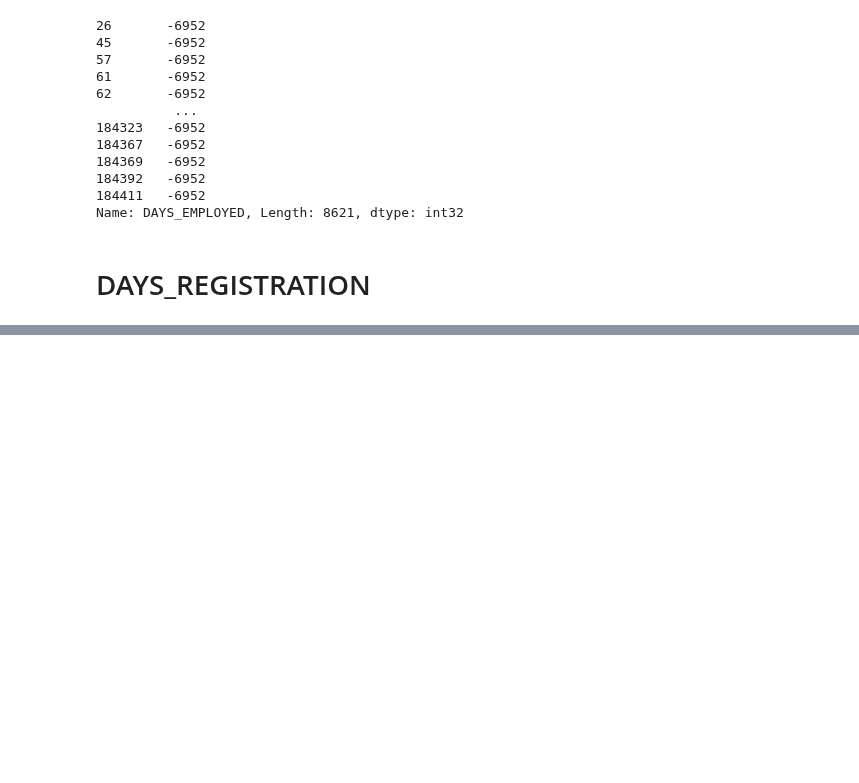
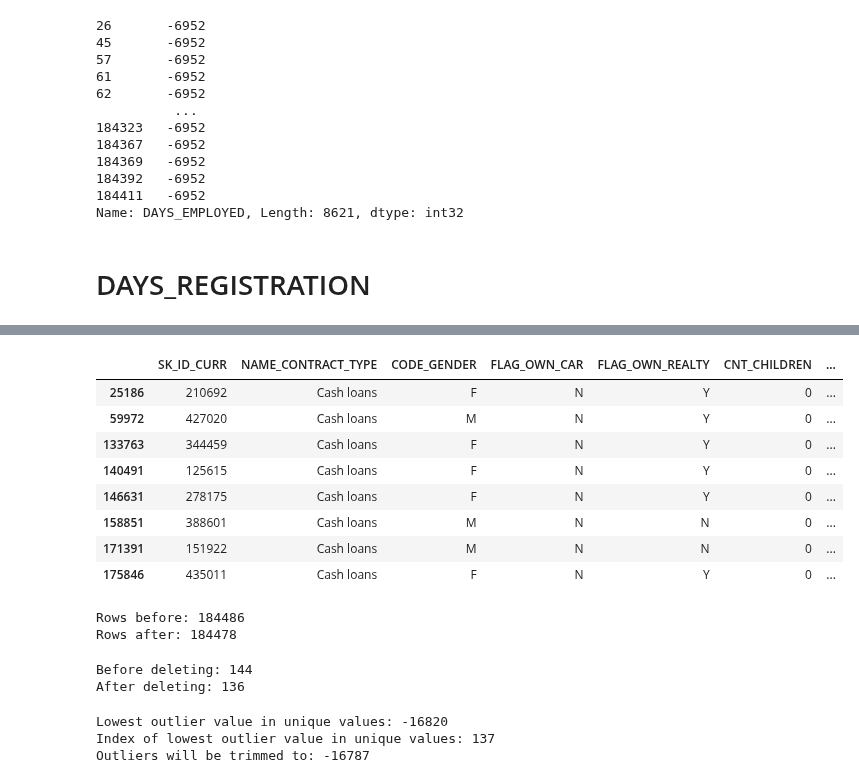
Before and after one commit to DhruvAwasthi/AI511_HOMELOAN_2022, a Jupyter notebook: notebooks/2022_12_08_master_eda.ipynb, the cells around one changed output, grey strips where cells are left out. Cells and saved outputs as stored; diff of their text form; code cells hidden in the pictures; blank space fills up the shorter version.

```diff
--- a/notebooks/2022_12_08_master_eda.ipynb
+++ b/notebooks/2022_12_08_master_eda.ipynb
@@ -758,3 +758,6 @@ df[column_name][index_of_outliers]
 Name: DAYS_EMPLOYED, Length: 8621, dtype: int32
 # %% [markdown]
 # DAYS_REGISTRATION
+# %%
+column_name = "DAYS_REGISTRATION"
+index_of_outliers, less_than_mean, more_than_mean, unique_values, iqr_range, lower_bound, upper_bound, column_mean_without_outliers = col_info(column_name)
@@ -760,0 +802,37 @@ Name: DAYS_EMPLOYED, Length: 8621, dtype: int32
+# %%
+df[df[column_name] <= -21146]
+# %% [output]
+|  | SK_ID_CURR | NAME_CONTRACT_TYPE | CODE_GENDER | FLAG_OWN_CAR | FLAG_OWN_REALTY | CNT_CHILDREN | ... |
+| 25186 | 210692 | Cash loans | F | N | Y | 0 | ... |
+| 59972 | 427020 | Cash loans | M | N | Y | 0 | ... |
+| 133763 | 344459 | Cash loans | F | N | Y | 0 | ... |
+| 140491 | 125615 | Cash loans | F | N | Y | 0 | ... |
+| 146631 | 278175 | Cash loans | F | N | Y | 0 | ... |
+| 158851 | 388601 | Cash loans | M | N | N | 0 | ... |
+| 171391 | 151922 | Cash loans | M | N | N | 0 | ... |
+| 175846 | 435011 | Cash loans | F | N | Y | 0 | ... |
+# %%
+print(f"Rows before: {df.shape[0]}")
+to_delete_indices = df[(df[column_name] <= -21146)].index
+df.drop(index=to_delete_indices, inplace=True)
+print(f"Rows after: {df.shape[0]}")
+# %% [output]
+Rows before: 184486
+Rows after: 184478
+# %%
+print(f"Before deleting: {len(index_of_outliers)}")
+index_of_outliers = index_of_outliers.drop(to_delete_indices)
+print(f"After deleting: {len(index_of_outliers)}")
+# %% [output]
+Before deleting: 144
+After deleting: 136
+# %%
+lowest_outlier_value = less_than_mean[-1]
+index_lowest_outlier_value = np.where(unique_values == lowest_outlier_value)[0][0]
+print(f"Lowest outlier value in unique values: {lowest_outlier_value}")
+print(f"Index of lowest outlier value in unique values: {index_lowest_outlier_value}")
+print(f"Outliers will be trimmed to: {unique_values[index_lowest_outlier_value + 1]}")
+# %% [output]
+Lowest outlier value in unique values: -16820
+Index of lowest outlier value in unique values: 137
+Outliers will be trimmed to: -16787
```
Also changed, not shown: parts of 15 cells of this notebook, 1 other file.
